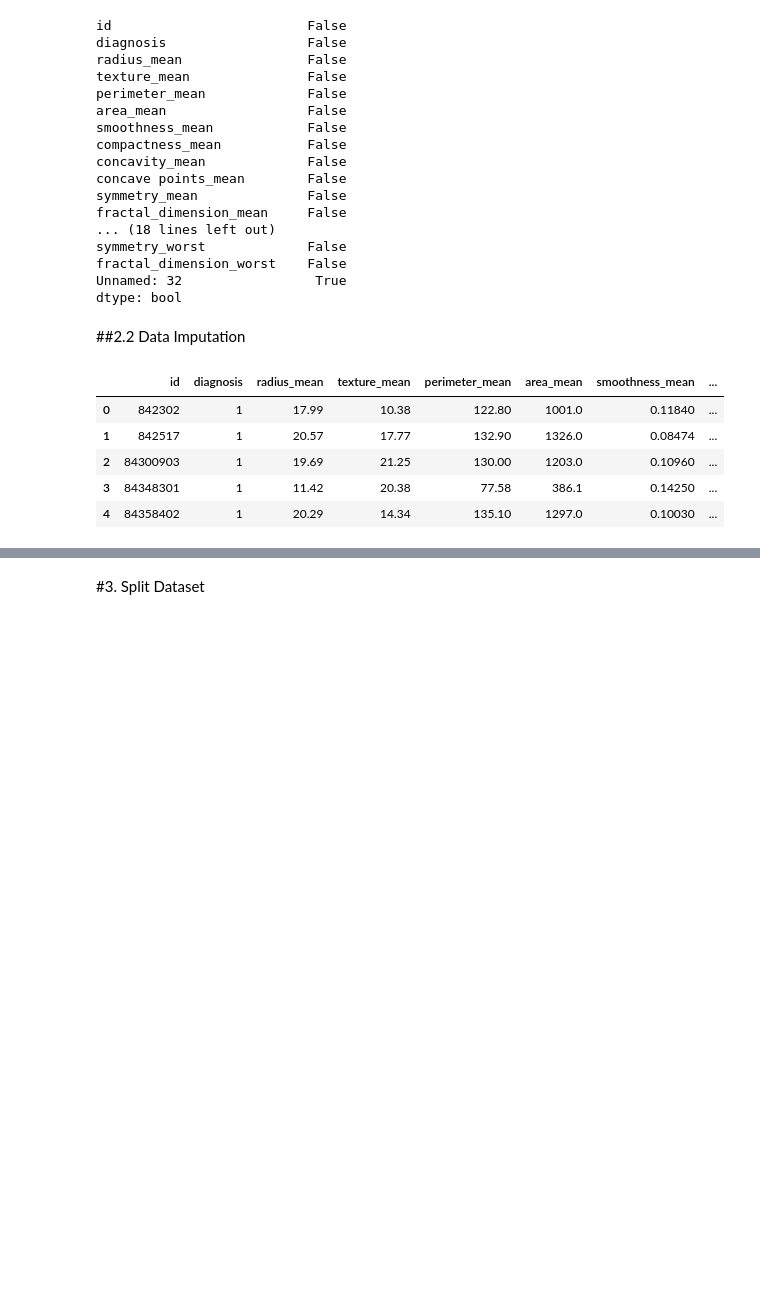
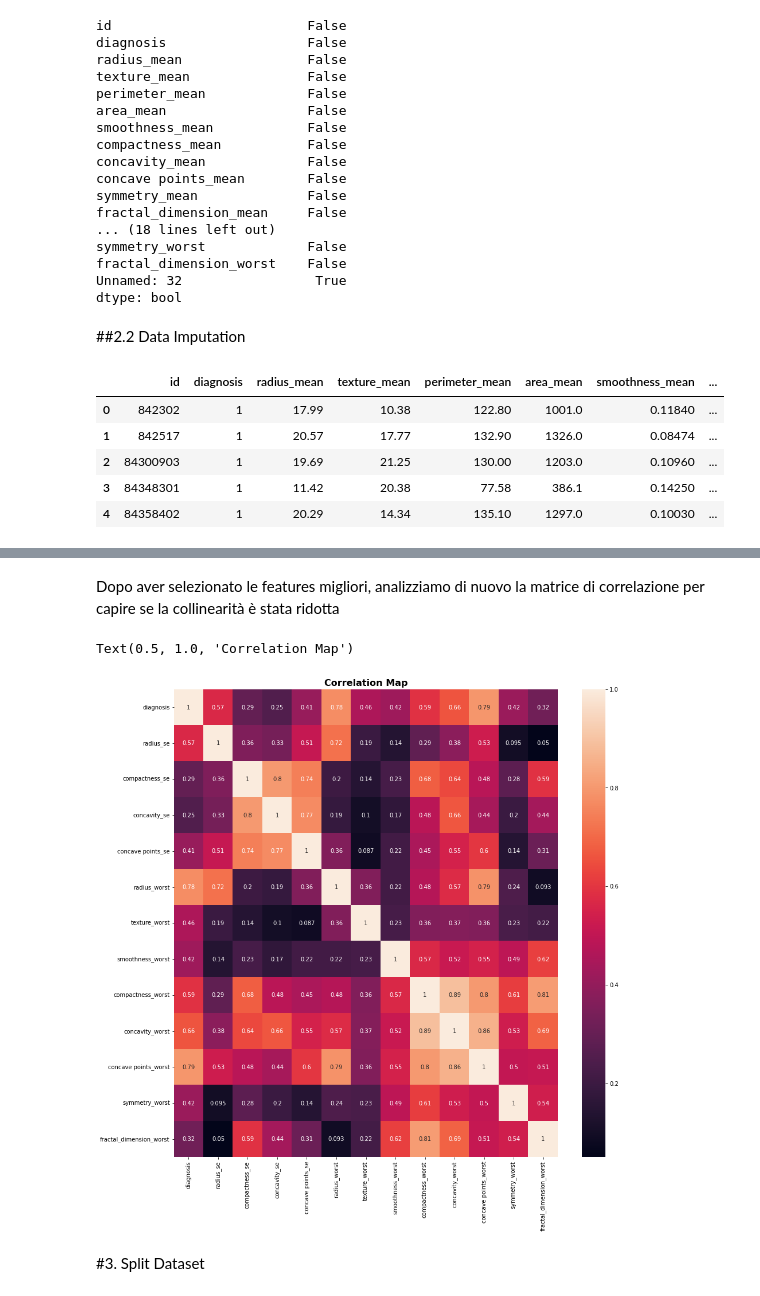
Before and after one commit to xDaryamo/BreastCancerPrediction, a Jupyter notebook: breast_cancer_prediction.ipynb, the cells around one changed output, grey strips where cells are left out. Cells and saved outputs as stored; diff of their text form; code cells hidden in the pictures; blank space fills up the shorter version.

```diff
--- a/breast_cancer_prediction.ipynb
+++ b/breast_cancer_prediction.ipynb
@@ -163,3 +231,13 @@ df.drop('id', axis = 1, inplace = True)
+# %% [markdown]
+Dopo aver selezionato le features migliori, analizziamo di nuovo la matrice di correlazione per capire se la collinearità è stata ridotta
+# %%
+#Creiamo la heatmap di correlazione
+plt.figure(figsize=(15,15))
+sb.heatmap(df.corr(), annot = True)
+plt.title("Correlation Map", fontweight = "bold", fontsize=16)
+# %% [output]
+Text(0.5, 1.0, 'Correlation Map')
+[figure, added]
 # %% [markdown]
 #3. Split Dataset
 # %%
```
Also changed, not shown: parts of 32 cells of this notebook.
